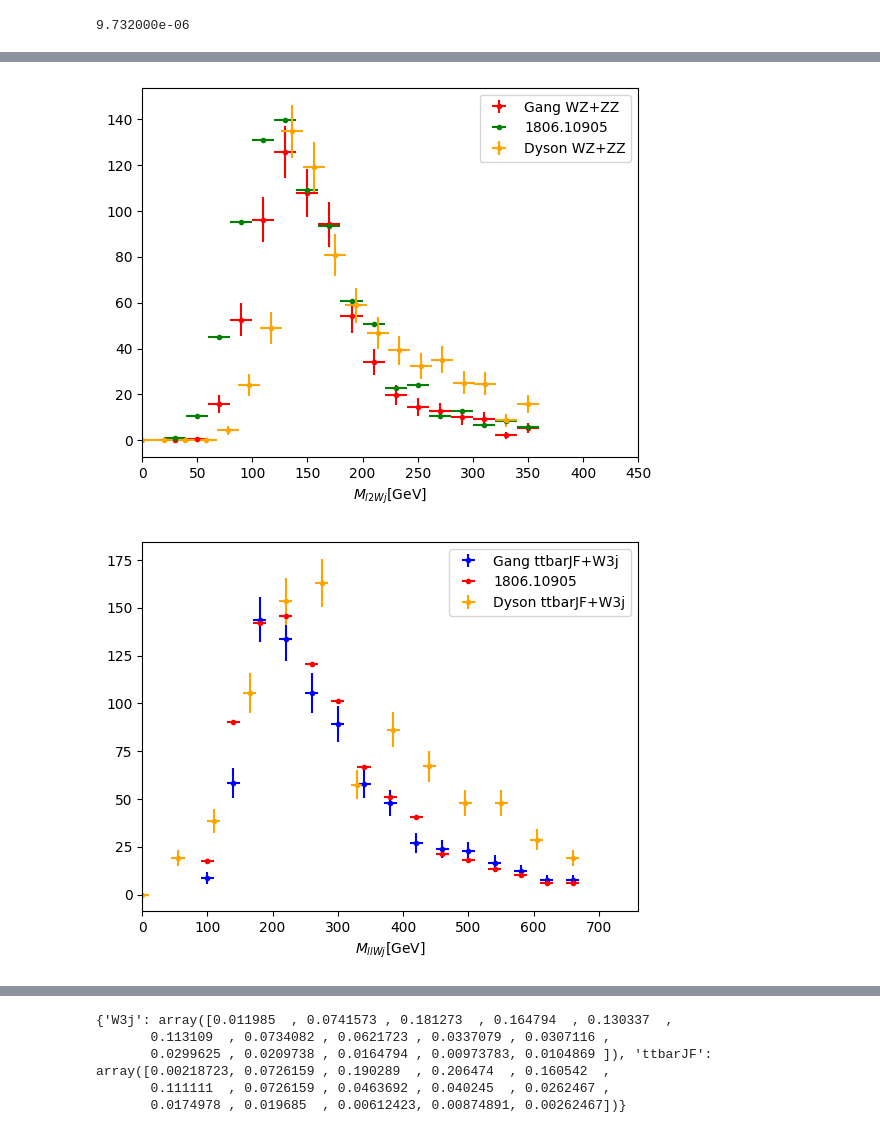
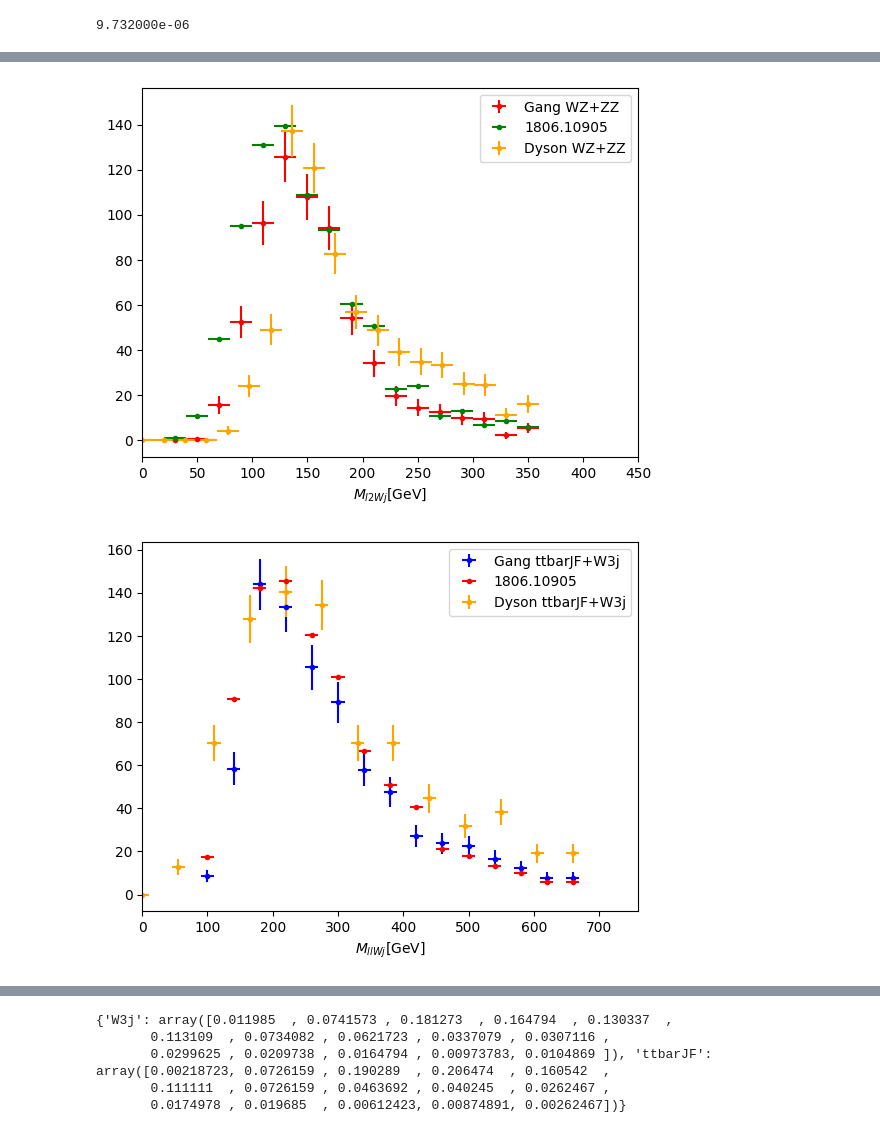
Before and after one commit to dysontk/LFVLNV, a Jupyter notebook: AnalysisAndSuch/Histos.ipynb, the cells around one changed output, grey strips where cells are left out. Cells and saved outputs as stored; diff of their text form; code cells hidden in the pictures.

```diff
--- a/AnalysisAndSuch/Histos.ipynb
+++ b/AnalysisAndSuch/Histos.ipynb
@@ -7,6 +7,9 @@ import csv
 import numpy as np
 import combineHistos
 # %%
+global mu_allowed
+mu_allowed = False
+
 def get_data(filename, importantColumn=1, delr = ' '):
     output = []
     with open(filename) as file:
@@ -63,7 +66,9 @@ def my_scaling(eventType):
                 'W3j': {'sigma': 380.8, 'events': (209_675, 98)},
                 'WZ2j': {'sigma': 24.61, 'events': (212_215, 225)},
                 'ZZ2j': {'sigma': 33.19, 'events': (213_388, 131)}}
-    adhocExtra = 1.5 if eventType=='ttbar' or eventType == 'W3j' else 1.3*2
+    JF_extra = 1/4 if mu_allowed else 1
+    DB_extra = 1/2.2 if mu_allowed else 2.6
+    adhocExtra = JF_extra if eventType=='ttbar' or eventType == 'W3j' else DB_extra
     ratio = "{:e}".format(eff_dict[eventType]['events'][1]/eff_dict[eventType]['events'][0])
     print(eventType, ratio)
     return 35.9 * eff_dict[eventType]['sigma'] * eff_dict[eventType]['events'][1]/eff_dict[eventType]['events'][0] * adhocExtra
@@ -123,7 +128,7 @@ GangdatGroups = {'diboson': ['WZ', 'ZZ'], 'JF': ['ttbarJF', 'W3j']}
 MydatGroups = {'diboson': ['WZ2j', 'ZZ2j'], 'JF': ['ttbar', 'W3j']}
 gang_paths = {'diboson':'prompt_NR_highSR1/',
               'JF': 'jetfake_NR_highSR1/'}
-my_start_dir = '/Users/dysonk/Work/new/AnalysisOutput/'
+my_start_dir = f'/Users/dysonk/Work/Good comparisons/{'muAnde' if mu_allowed else 'just_ee'}/AnalysisOutput/'
 my_FileTags = {'ll': 'Mass_2jW2l',
                'l1': 'Mass_2jW1l0',
                'l2': 'Mass_2jW1l1'}
@@ -166,7 +171,7 @@ for dg in GangdatGroups:
             my_y = np.linspace(myData[dt]['bounds'][0], myData[dt]['bounds'][1], len(myData[dt]['data']))
             # (1.3*2.3 if dg=='diboson' else 0.625) *
             myDataPlot = my_scaling(dt) * myData[dt]['data'] if type(myDataPlot)==int else myDataPlot + my_scaling(dt) * myData[dt]['data']
-            print(myDataPlot)
+            # print(myDataPlot)
         # if dg == 'diboson':
         plt.errorbar(my_y,  myDataPlot, xerr=10, yerr=(myDataPlot)**(1/2), label=f'Dyson {plot_lc[dg]['label']}', color = 'orange', fmt='.')
 
@@ -195,2 +200,2 @@ ZZ2j 6.139052e-04
-[figure, old version]
+[figure, new version]
-[figure, old version]
+[figure, new version]
```
Also changed, not shown: parts of 7 cells of this notebook, 8 other files.
